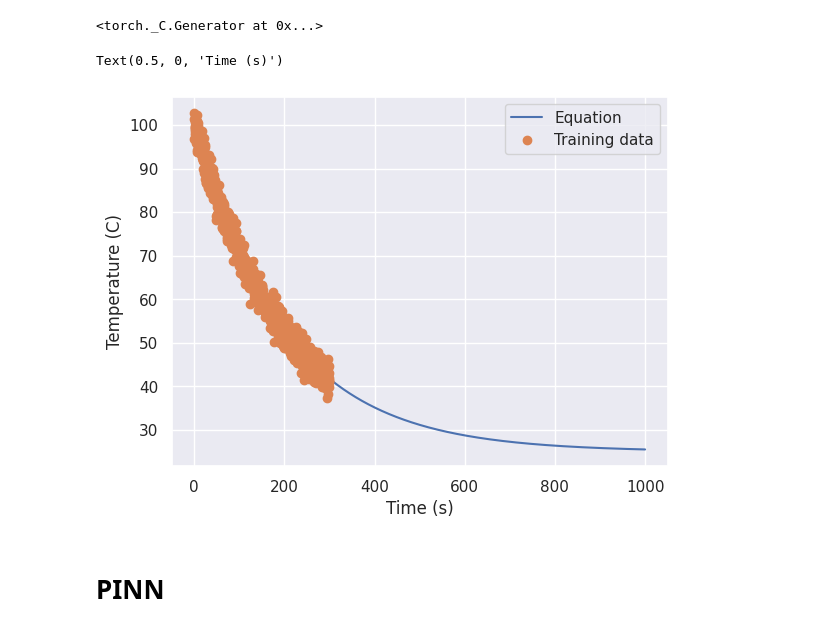
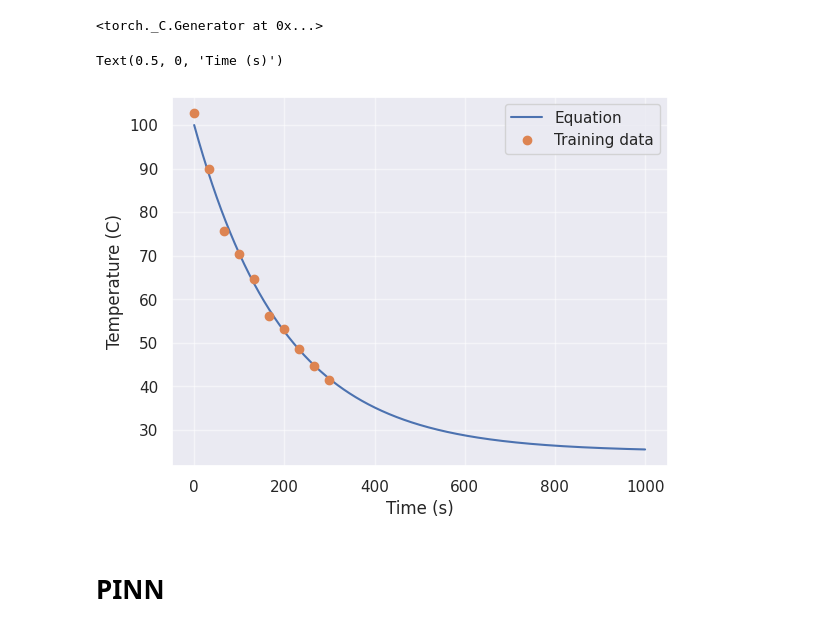
Before and after one commit to MrzAhmadi/PINNs, a Jupyter notebook: experiment/cooling_rate/cooling_rate.ipynb, the cells around one changed output. Saved outputs shown, nothing was run; the diff lists cells and outputs as text; code cells hidden in the pictures.

```diff
--- a/experiment/cooling_rate/cooling_rate.ipynb
+++ b/experiment/cooling_rate/cooling_rate.ipynb
@@ -130,25 +125,25 @@ class NetDiscovery(Net):
 # %%
 np.random.seed(10)
 
 Tenv = 25
 T0 = 100
 R = 0.005
 times = np.linspace(0, 1000, 1000)
 eq = functools.partial(cooling_law, Tenv=Tenv, T0=T0, R=R)
 temps = eq(times)
 
 # Make training data
-t = np.linspace(0, 300, 1000)
-T = eq(t) +  2 * np.random.randn(1000)
+t = np.linspace(0, 300, 10)
+T = eq(t) +  2 * np.random.randn(10)
 
 plt.plot(times, temps)
 plt.plot(t, T, 'o')
 plt.legend(['Equation', 'Training data'])
 plt.ylabel('Temperature (C)')
 plt.xlabel('Time (s)')
 # %% [output]
 Text(0.5, 0, 'Time (s)')
-[figure, old version]
+[figure, new version]
 # %% [markdown]
 # PINN
 # %%
```
Also changed, not shown: parts of 7 cells of this notebook, 1 other file.
